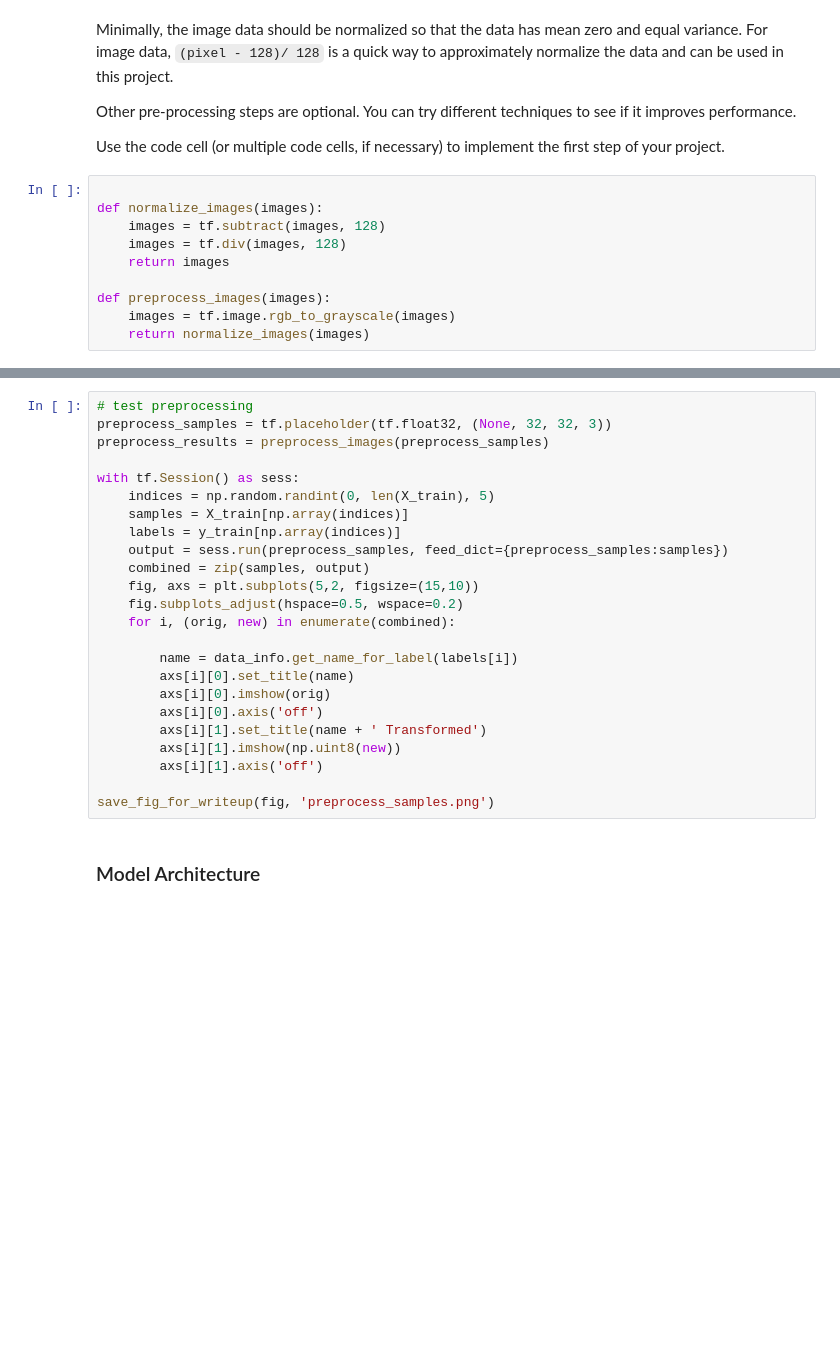
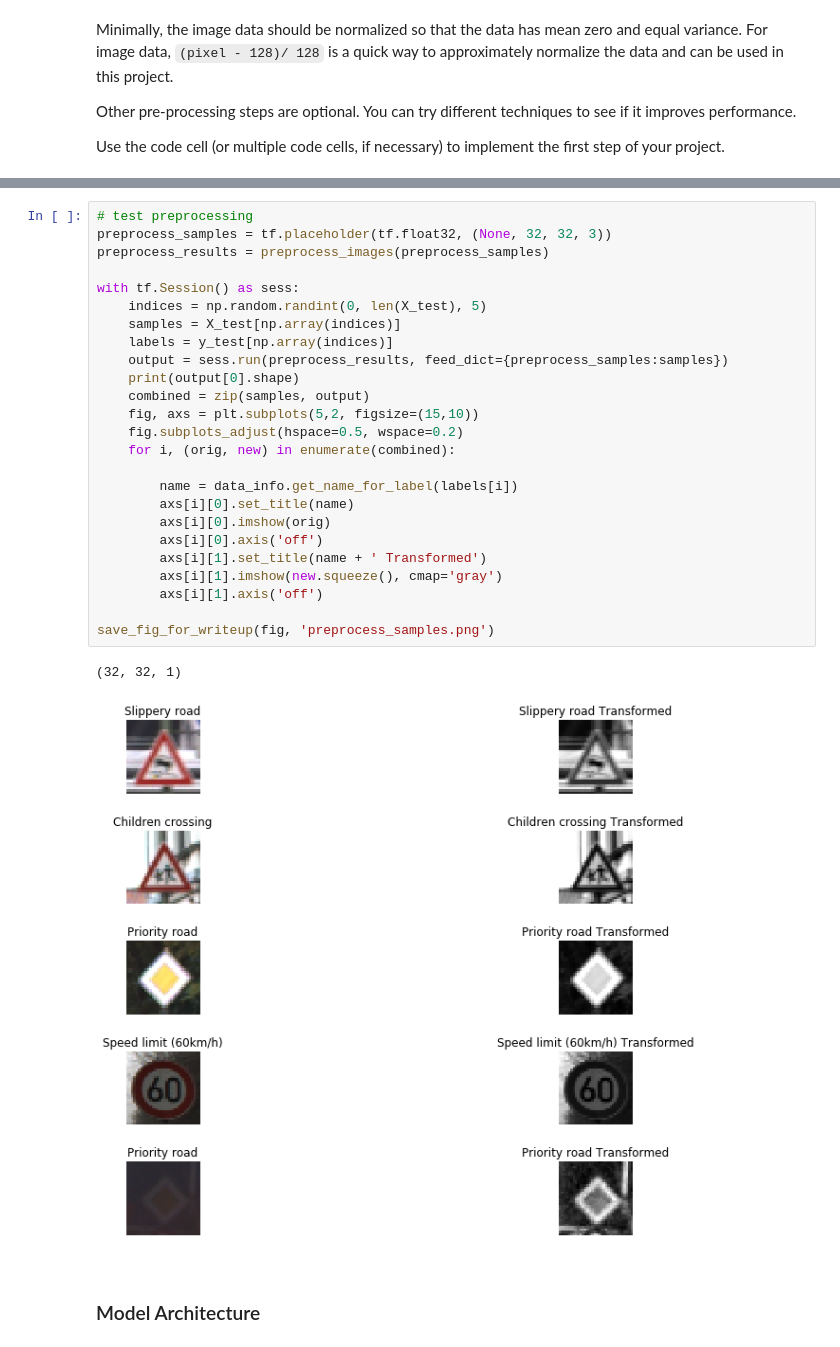
Before and after one commit to hanumant07/traffic_sign_detection, a Jupyter notebook: Traffic_Sign_Classifier.ipynb, the cells around one changed output, grey strips where cells are left out. Saved outputs shown, nothing was run; the diff lists cells and outputs as text; blank space fills up the shorter version.

```diff
--- a/Traffic_Sign_Classifier.ipynb
+++ b/Traffic_Sign_Classifier.ipynb
@@ -392,13 +369,3 @@ Minimally, the image data should be normalized so that the data has mean zero an
 Other pre-processing steps are optional. You can try different techniques to see if it improves performance.
 
 Use the code cell (or multiple code cells, if necessary) to implement the first step of your project.
-# %%
-
-def normalize_images(images):
-    images = tf.subtract(images, 128)
-    images = tf.div(images, 128)
-    return images
-
-def preprocess_images(images):
-    images = tf.image.rgb_to_grayscale(images)
-    return normalize_images(images)
@@ -405,27 +390,31 @@ def preprocess_images(images):
 # %%
 # test preprocessing
 preprocess_samples = tf.placeholder(tf.float32, (None, 32, 32, 3))
 preprocess_results = preprocess_images(preprocess_samples)
 
 with tf.Session() as sess:
-    indices = np.random.randint(0, len(X_train), 5)
-    samples = X_train[np.array(indices)]
-    labels = y_train[np.array(indices)]
-    output = sess.run(preprocess_samples, feed_dict={preprocess_samples:samples})
+    indices = np.random.randint(0, len(X_test), 5)
+    samples = X_test[np.array(indices)]
+    labels = y_test[np.array(indices)]
+    output = sess.run(preprocess_results, feed_dict={preprocess_samples:samples})
+    print(output[0].shape)
     combined = zip(samples, output)
     fig, axs = plt.subplots(5,2, figsize=(15,10))
     fig.subplots_adjust(hspace=0.5, wspace=0.2)
     for i, (orig, new) in enumerate(combined):
 
         name = data_info.get_name_for_label(labels[i])
         axs[i][0].set_title(name)
         axs[i][0].imshow(orig)
         axs[i][0].axis('off')
         axs[i][1].set_title(name + ' Transformed')
-        axs[i][1].imshow(np.uint8(new))
+        axs[i][1].imshow(new.squeeze(), cmap='gray')
         axs[i][1].axis('off')
 
 save_fig_for_writeup(fig, 'preprocess_samples.png')
+# %% [output]
+(32, 32, 1)
+[figure, added]
 # %% [markdown]
 ### Model Architecture
 # %%
```
Also changed, not shown: parts of 9 cells of this notebook, 9 other files.
